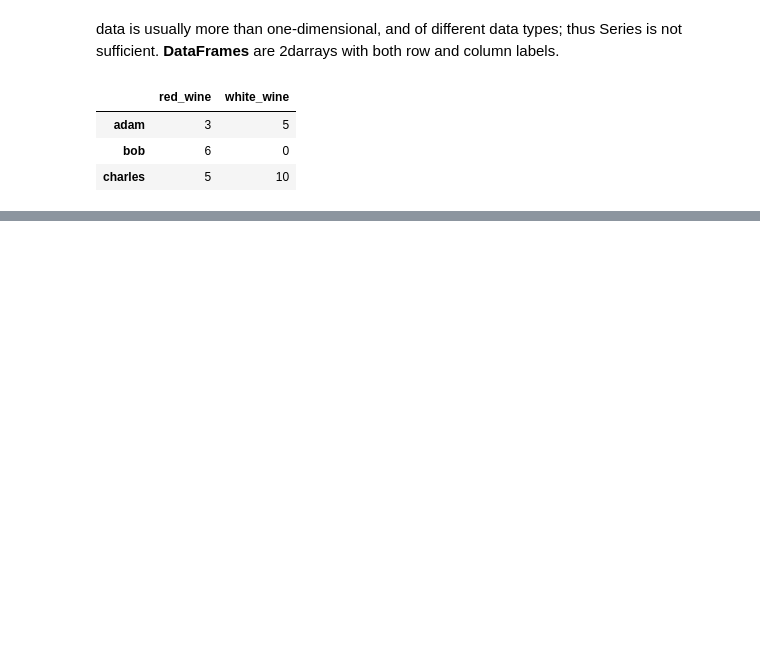
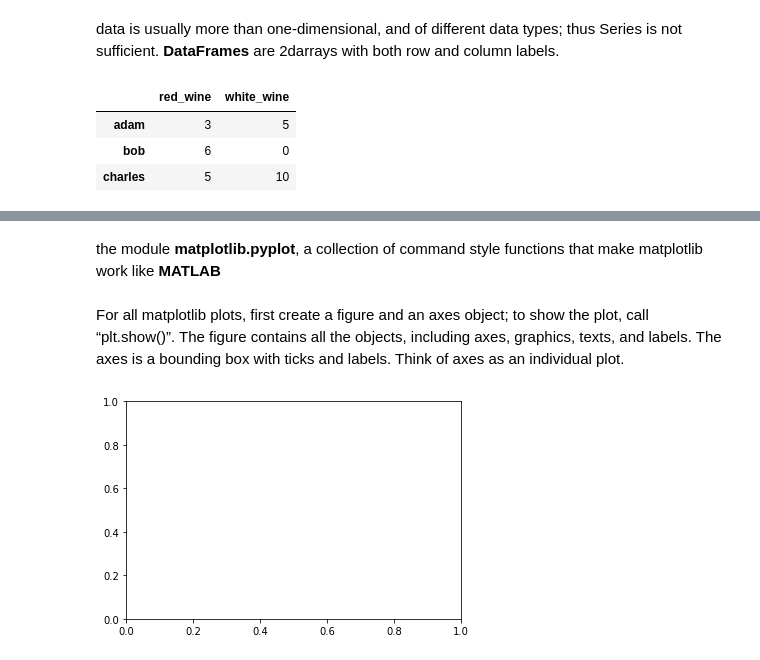
Before and after one commit to Mayar455/Data-Science-, a Jupyter notebook: intro_to_data_science.ipynb, the cells around one changed output, grey strips where cells are left out. Saved outputs shown, nothing was run; the diff lists cells and outputs as text; code cells hidden in the pictures; blank space fills up the shorter version.

```diff
--- a/intro_to_data_science.ipynb
+++ b/intro_to_data_science.ipynb
@@ -230,0 +428,2 @@ sales
+# %% [markdown]
+ the module **matplotlib.pyplot**, a collection of command style functions that make matplotlib work like **MATLAB**
@@ -230,0 +432,9 @@ sales
+# %% [markdown]
+For all matplotlib plots, first create a figure and an axes object; to show the plot, call “plt.show()”. The figure contains all the objects, including axes, graphics, texts, and labels. The axes is a bounding box with ticks and labels. Think of axes as an individual plot.
+# %%
+fig = plt.figure()
+ax = plt.axes()
+plt.savefig('fig.png')
+plt.show()
+# %% [output]
+[figure, added]
```
Also changed, not shown: parts of 64 cells of this notebook.
